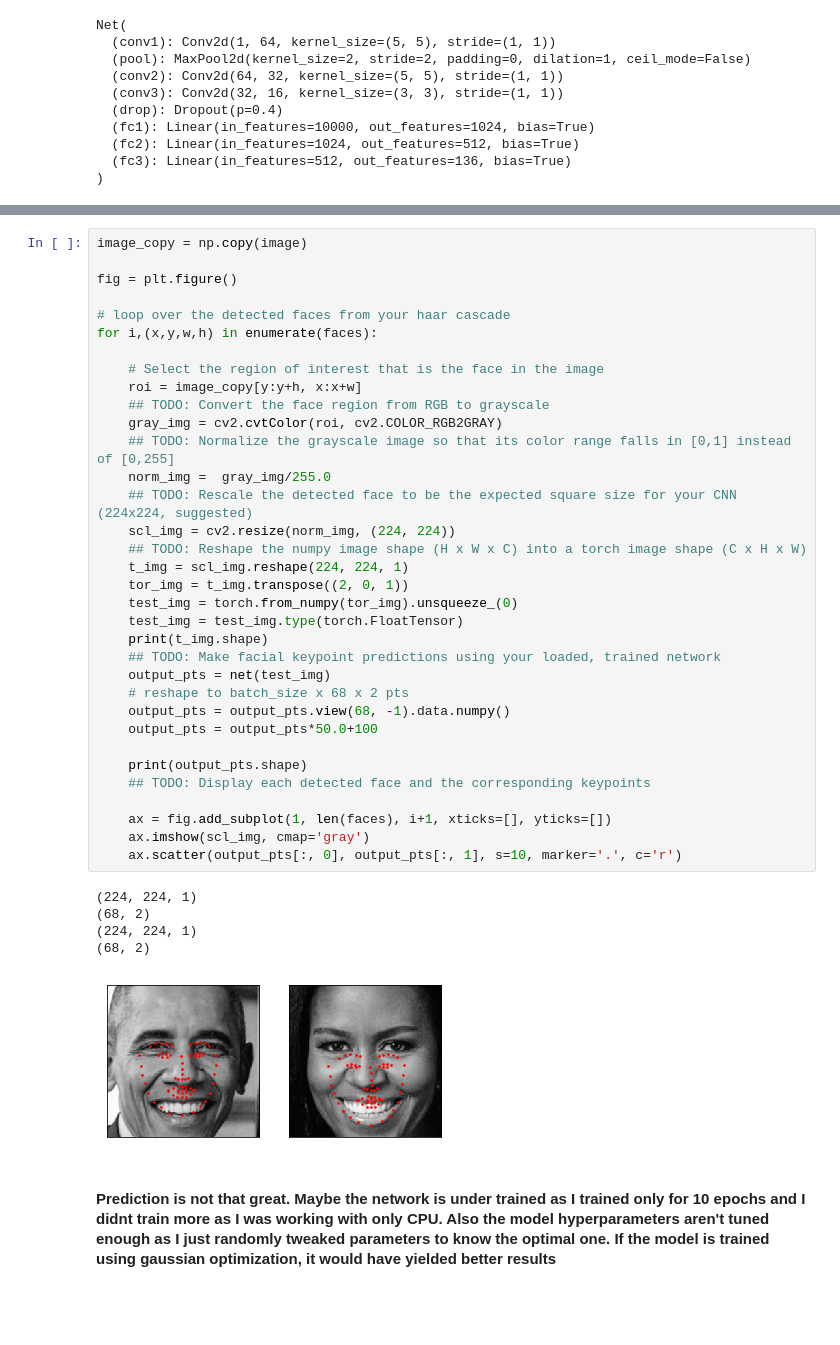
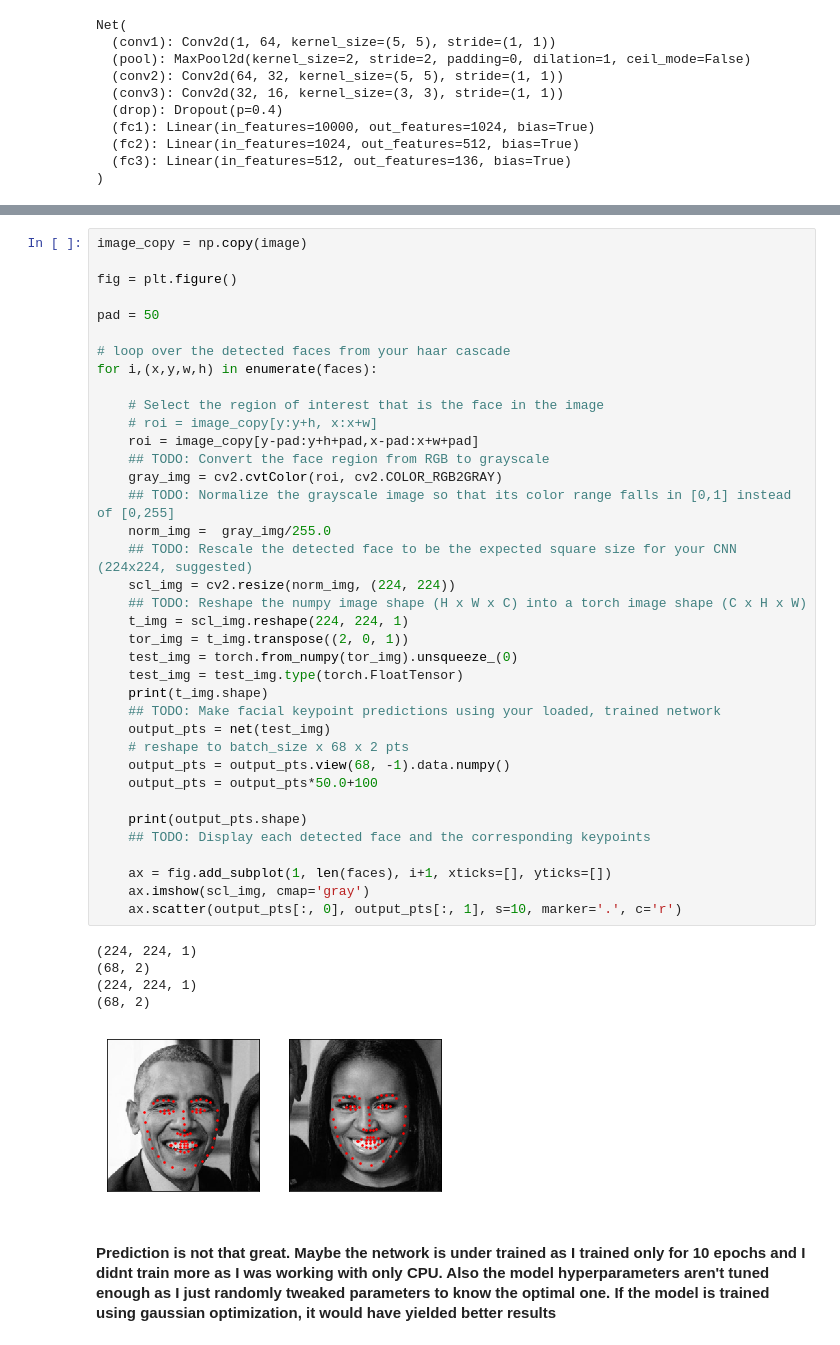
Before and after one commit to RevanKumarD/Facial-Keypoint-Detection---Udacity-P1, a Jupyter notebook: 3. Facial Keypoint Detection, Complete Pipeline.ipynb, the cells around one changed output, grey strips where cells are left out. Cells and saved outputs as stored; diff of their text form; blank space fills up the shorter version.

```diff
--- a/3. Facial Keypoint Detection, Complete Pipeline.ipynb
+++ b/3. Facial Keypoint Detection, Complete Pipeline.ipynb
@@ -140,40 +140,43 @@ image_copy = np.copy(image)
 
 fig = plt.figure()
 
+pad = 50
+
 # loop over the detected faces from your haar cascade
 for i,(x,y,w,h) in enumerate(faces):
 
     # Select the region of interest that is the face in the image
-    roi = image_copy[y:y+h, x:x+w]
+    # roi = image_copy[y:y+h, x:x+w]
+    roi = image_copy[y-pad:y+h+pad,x-pad:x+w+pad]
     ## TODO: Convert the face region from RGB to grayscale
     gray_img = cv2.cvtColor(roi, cv2.COLOR_RGB2GRAY)
     ## TODO: Normalize the grayscale image so that its color range falls in [0,1] instead of [0,255]
     norm_img =  gray_img/255.0
     ## TODO: Rescale the detected face to be the expected square size for your CNN (224x224, suggested)
     scl_img = cv2.resize(norm_img, (224, 224))
     ## TODO: Reshape the numpy image shape (H x W x C) into a torch image shape (C x H x W)
     t_img = scl_img.reshape(224, 224, 1)
     tor_img = t_img.transpose((2, 0, 1))
     test_img = torch.from_numpy(tor_img).unsqueeze_(0)
     test_img = test_img.type(torch.FloatTensor)
     print(t_img.shape)
     ## TODO: Make facial keypoint predictions using your loaded, trained network
     output_pts = net(test_img)
     # reshape to batch_size x 68 x 2 pts
     output_pts = output_pts.view(68, -1).data.numpy()
     output_pts = output_pts*50.0+100
 
     print(output_pts.shape)
     ## TODO: Display each detected face and the corresponding keypoints
 
     ax = fig.add_subplot(1, len(faces), i+1, xticks=[], yticks=[])
     ax.imshow(scl_img, cmap='gray')
     ax.scatter(output_pts[:, 0], output_pts[:, 1], s=10, marker='.', c='r')
 # %% [output]
 (224, 224, 1)
 (68, 2)
 (224, 224, 1)
 (68, 2)
-[figure, old version]
+[figure, new version]
 # %% [markdown]
 #### Prediction is not that great. Maybe the network is under trained as I trained only for 10 epochs and I didnt train more as I was working with only CPU. Also the model hyperparameters aren't tuned enough as I just randomly tweaked parameters to know the optimal one. If the model is trained using gaussian optimization, it would have yielded better results
```
